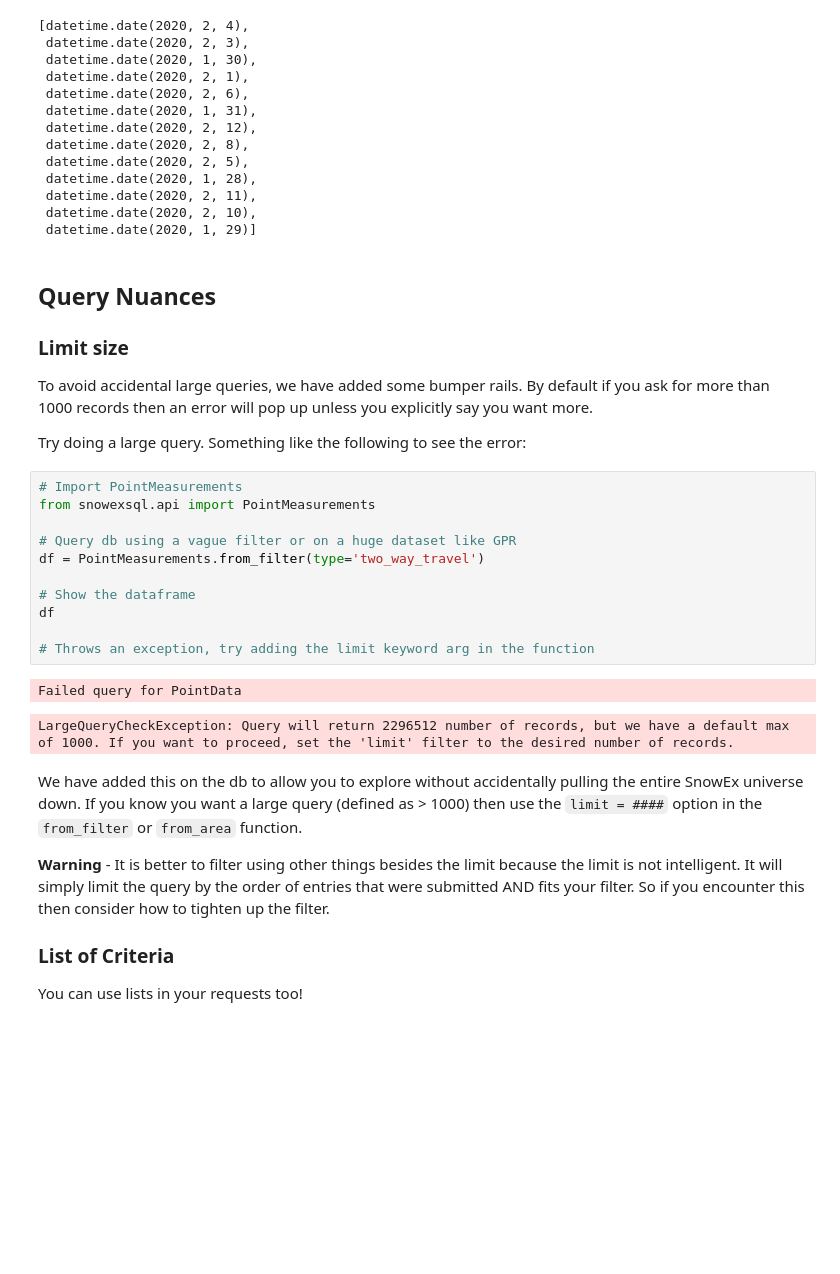
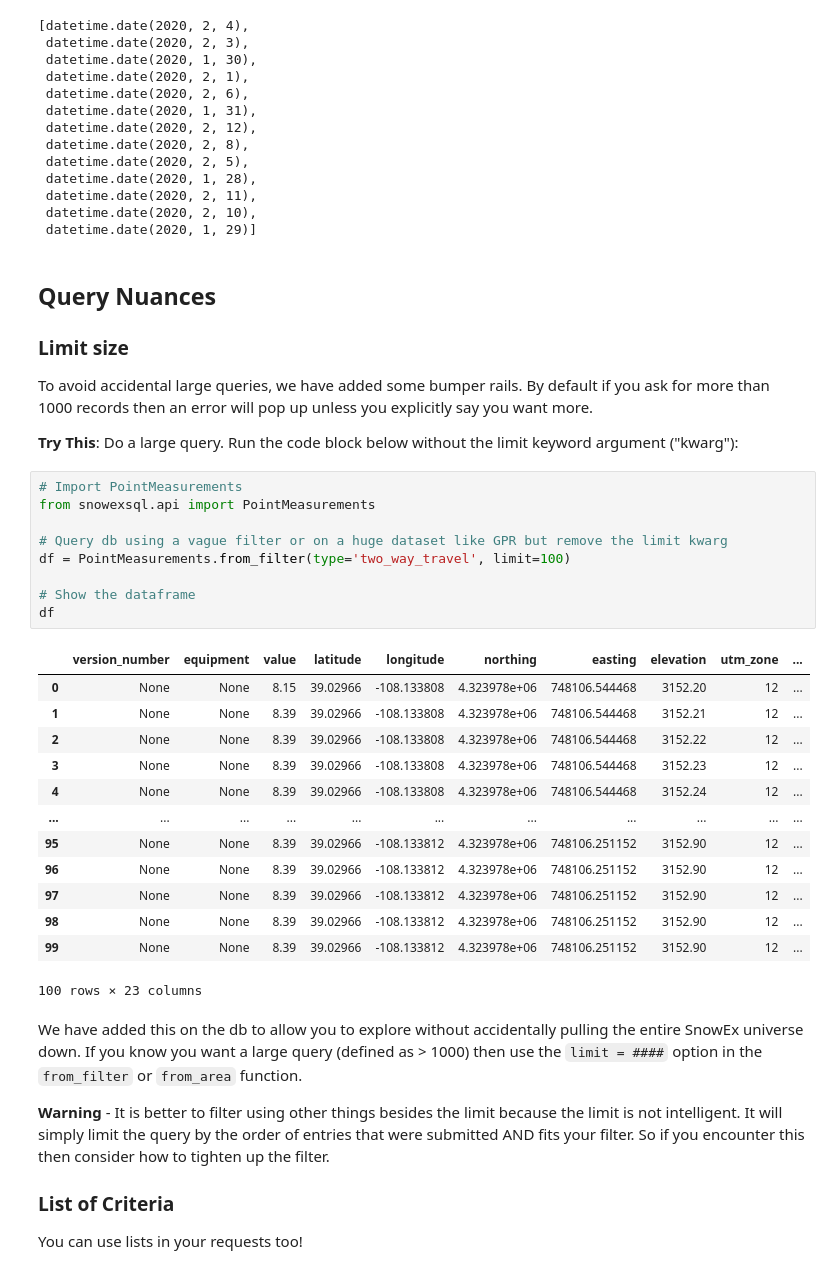
Before and after one commit to snowex-hackweek/website-2024, a Jupyter notebook: book/tutorials/snowex_database/3_forming_queries.ipynb, the cells around one changed output. Saved outputs shown, nothing was run; the diff lists cells and outputs as text; blank space fills up the shorter version.

Commit message:
Fixed unordered headers. Removed example that errors out on purpose.

```diff
--- a/book/tutorials/snowex_database/3_forming_queries.ipynb
+++ b/book/tutorials/snowex_database/3_forming_queries.ipynb
@@ -144,21 +149,30 @@ LayerMeasurements.from_unique_entries(['date'], instrument='snowmicropen')
 ### Limit size
 To avoid accidental large queries, we have added some bumper rails. By default if you ask for more than 1000 records then an error will pop up unless you explicitly say you want more.
 
-Try doing a large query. Something like the following to see the error:
+**Try This**: Do a large query. Run the code block below without the limit keyword argument ("kwarg"):
 # %%
 # Import PointMeasurements
 from snowexsql.api import PointMeasurements
 
-# Query db using a vague filter or on a huge dataset like GPR
-df = PointMeasurements.from_filter(type='two_way_travel')
+# Query db using a vague filter or on a huge dataset like GPR but remove the limit kwarg
+df = PointMeasurements.from_filter(type='two_way_travel', limit=100)
 
 # Show the dataframe
 df
-
-# Throws an exception, try adding the limit keyword arg in the function
 # %% [output]
+|  | version_number | equipment | value | latitude | longitude | northing | easting | elevation | utm_zone | ... |
+| 0 | None | None | 8.15 | 39.02966 | -108.133808 | 4.323978e+06 | 748106.544468 | 3152.20 | 12 | ... |
+| 1 | None | None | 8.39 | 39.02966 | -108.133808 | 4.323978e+06 | 748106.544468 | 3152.21 | 12 | ... |
+| 2 | None | None | 8.39 | 39.02966 | -108.133808 | 4.323978e+06 | 748106.544468 | 3152.22 | 12 | ... |
+| 3 | None | None | 8.39 | 39.02966 | -108.133808 | 4.323978e+06 | 748106.544468 | 3152.23 | 12 | ... |
+| 4 | None | None | 8.39 | 39.02966 | -108.133808 | 4.323978e+06 | 748106.544468 | 3152.24 | 12 | ... |
+| ... | ... | ... | ... | ... | ... | ... | ... | ... | ... | ... |
+| 95 | None | None | 8.39 | 39.02966 | -108.133812 | 4.323978e+06 | 748106.251152 | 3152.90 | 12 | ... |
+| 96 | None | None | 8.39 | 39.02966 | -108.133812 | 4.323978e+06 | 748106.251152 | 3152.90 | 12 | ... |
+| 97 | None | None | 8.39 | 39.02966 | -108.133812 | 4.323978e+06 | 748106.251152 | 3152.90 | 12 | ... |
+| 98 | None | None | 8.39 | 39.02966 | -108.133812 | 4.323978e+06 | 748106.251152 | 3152.90 | 12 | ... |
+| 99 | None | None | 8.39 | 39.02966 | -108.133812 | 4.323978e+06 | 748106.251152 | 3152.90 | 12 | ... |
-Failed query for PointData
+100 rows × 23 columns
-LargeQueryCheckException: Query will return 2296512 number of records, but we have a default max of 1000. If you want to proceed, set the 'limit' filter to the desired number of records.
 # %% [markdown]
 We have added this on the db to allow you to explore without accidentally pulling the entire SnowEx universe down. If you know you want a large query (defined as > 1000) then use the `limit = ####` option in the `from_filter` or `from_area` function.
 
```
Also changed, not shown: parts of 7 cells of this notebook, 3 other files.
